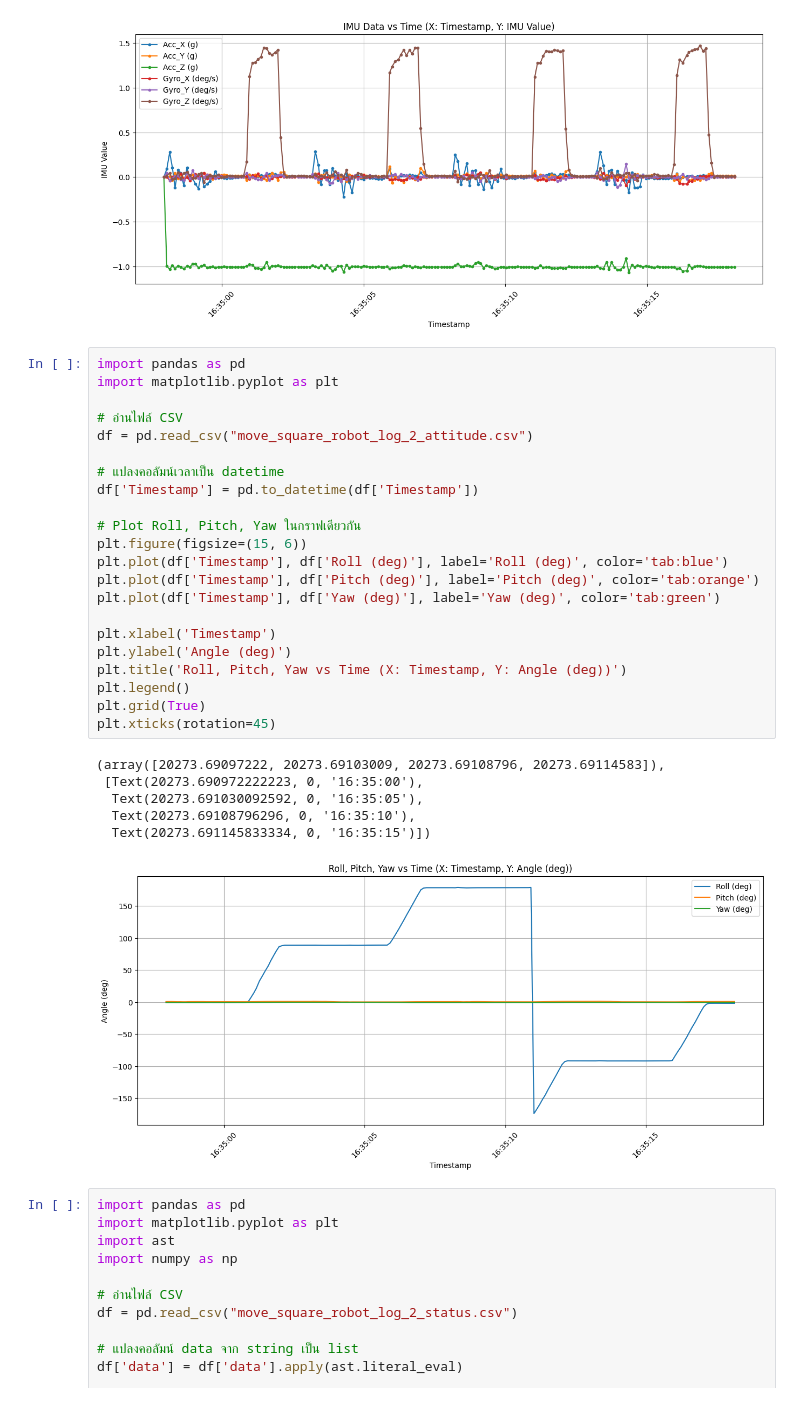
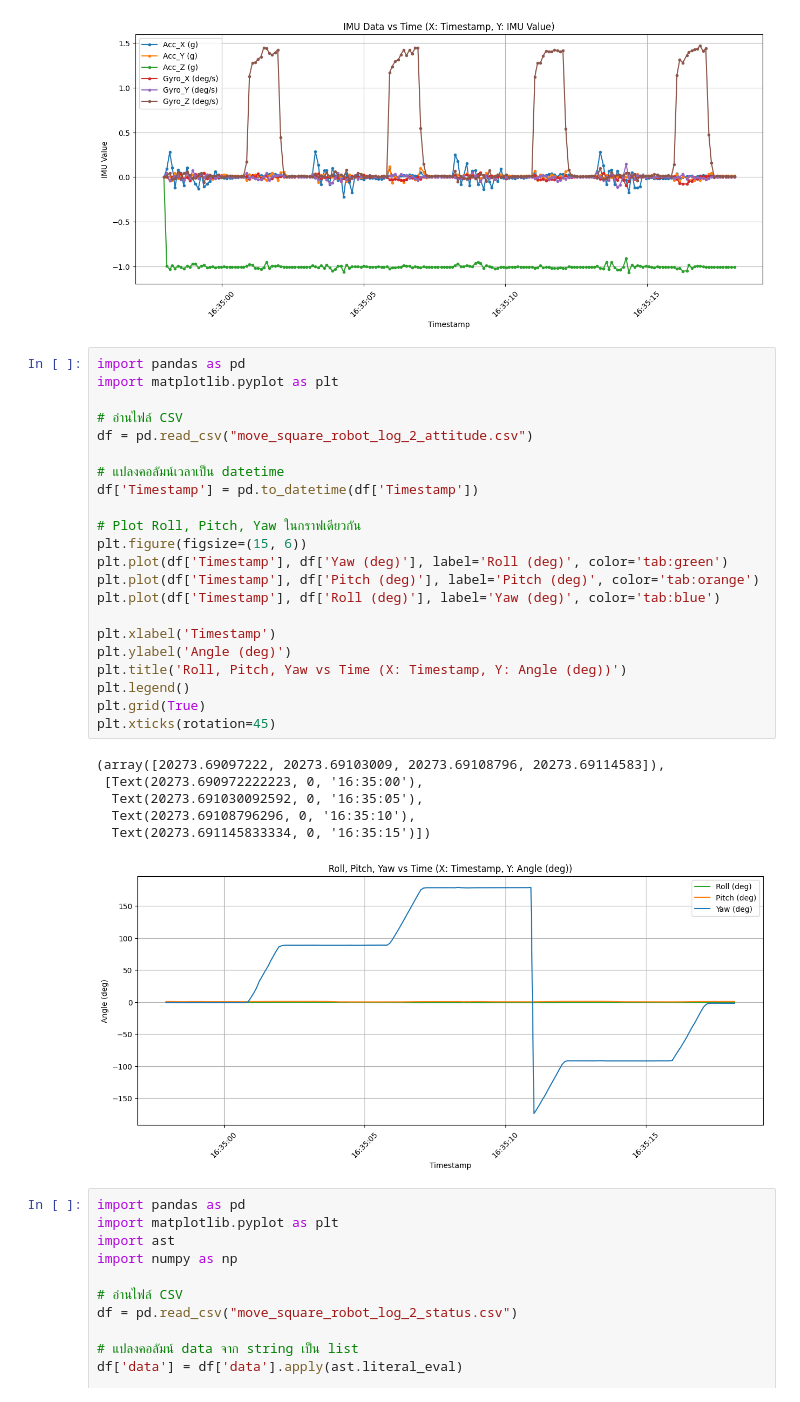
Before and after one commit to Achira03/h2c_work, a Jupyter notebook: plot.ipynb, the cells around one changed output. Cells and saved outputs as stored; diff of their text form.

Commit message:
new plot

```diff
--- a/plot.ipynb
+++ b/plot.ipynb
@@ -35,32 +35,32 @@ plt.xticks(rotation=45)
 # %%
 import pandas as pd
 import matplotlib.pyplot as plt
 
 # อ่านไฟล์ CSV
 df = pd.read_csv("move_square_robot_log_2_attitude.csv")
 
 # แปลงคอลัมน์เวลาเป็น datetime
 df['Timestamp'] = pd.to_datetime(df['Timestamp'])
 
 # Plot Roll, Pitch, Yaw ในกราฟเดียวกัน
 plt.figure(figsize=(15, 6))
-plt.plot(df['Timestamp'], df['Roll (deg)'], label='Roll (deg)', color='tab:blue')
+plt.plot(df['Timestamp'], df['Yaw (deg)'], label='Roll (deg)', color='tab:green')
 plt.plot(df['Timestamp'], df['Pitch (deg)'], label='Pitch (deg)', color='tab:orange')
-plt.plot(df['Timestamp'], df['Yaw (deg)'], label='Yaw (deg)', color='tab:green')
+plt.plot(df['Timestamp'], df['Roll (deg)'], label='Yaw (deg)', color='tab:blue')
 
 plt.xlabel('Timestamp')
 plt.ylabel('Angle (deg)')
 plt.title('Roll, Pitch, Yaw vs Time (X: Timestamp, Y: Angle (deg))')
 plt.legend()
 plt.grid(True)
 plt.xticks(rotation=45)
 # %% [output]
 (array([20273.69097222, 20273.69103009, 20273.69108796, 20273.69114583]),
  [Text(20273.690972222223, 0, '16:35:00'),
   Text(20273.691030092592, 0, '16:35:05'),
   Text(20273.69108796296, 0, '16:35:10'),
   Text(20273.691145833334, 0, '16:35:15')])
-[figure, old version]
+[figure, new version]
 # %%
 import pandas as pd
 import matplotlib.pyplot as plt
```
Also changed, not shown: parts of 2 cells of this notebook.
